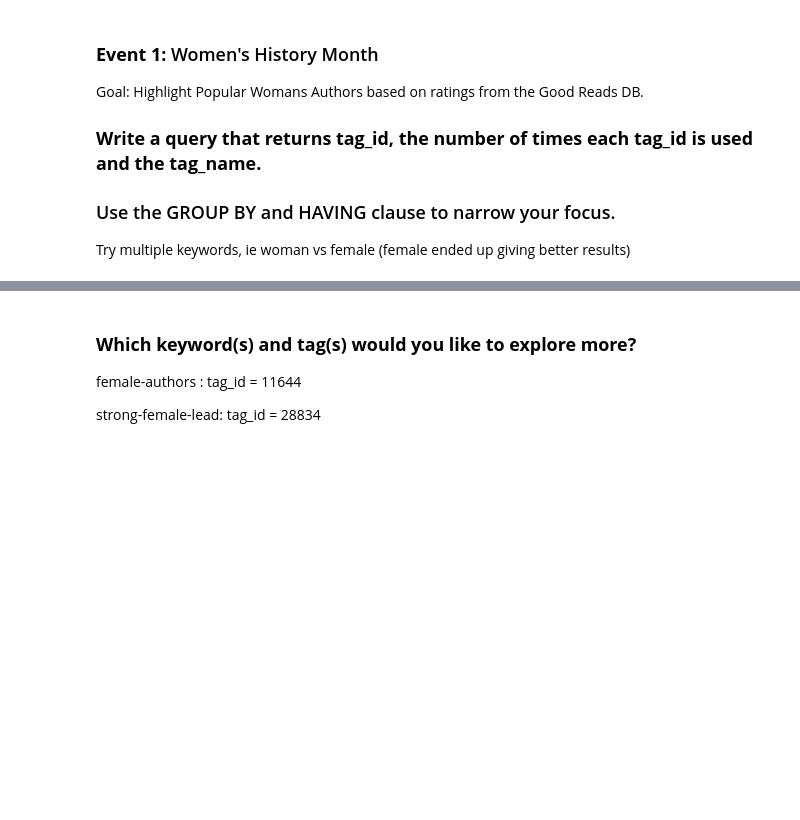
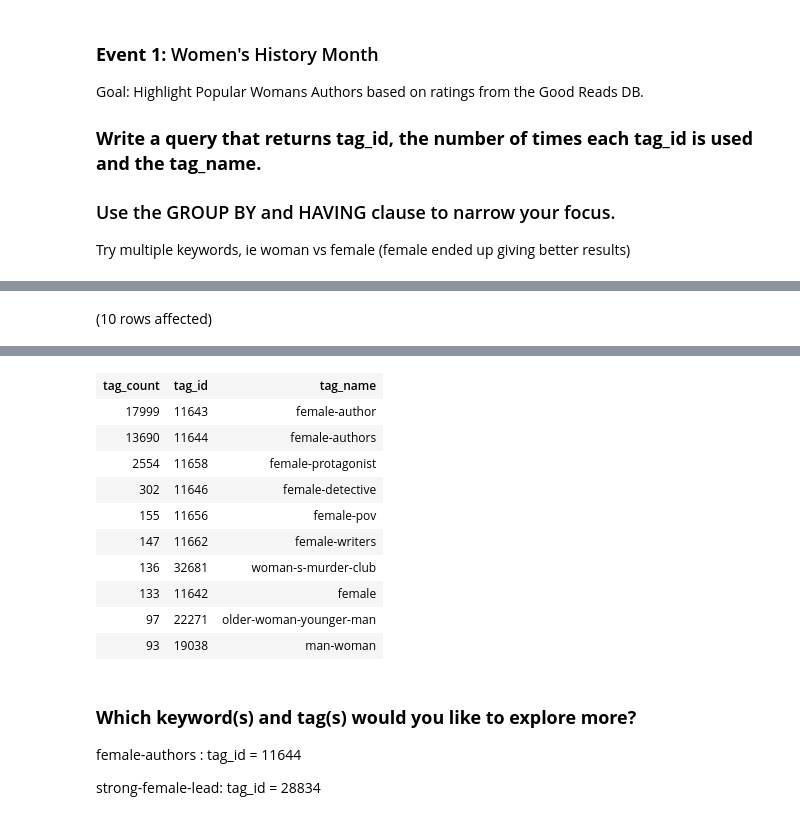
Before and after one commit to Oceyaunna/SQL-Part-3-Studio, a Jupyter notebook: SQL-Part-3-Studio.ipynb, the cells around one changed output, grey strips where cells are left out. Cells and saved outputs as stored; diff of their text form; code cells hidden in the pictures; blank space fills up the shorter version.

```diff
--- a/SQL-Part-3-Studio.ipynb
+++ b/SQL-Part-3-Studio.ipynb
@@ -52,3 +52,13 @@ Total execution time: 00:00:00.521
 | 28831 | 32 | strong-female-character | 5 |
 | 22270 | 30 | older-woman | 4 |
 | 11662 | 28 | female-writers | 4 |
+# %%
+SELECT TOP 10  SUM (bt.count) AS tag_count, t.tag_id, t.tag_name
+FROM BooksDB.dbo.tags AS t
+LEFT JOIN BooksDB.dbo.book_tags AS bt
+ON t.tag_id = bt.tag_id
+GROUP BY t.tag_id, t.tag_name
+HAVING tag_name LIKE '%woman%' OR tag_name LIKE '%female%' OR tag_name LIKE '%trans' AND tag_name LIKE '%author%'
+ORDER BY tag_count DESC;
+# %% [output]
+(10 rows affected)
@@ -55,3 +66,14 @@ Total execution time: 00:00:00.521
+| tag_count | tag_id | tag_name |
+| 17999 | 11643 | female-author |
+| 13690 | 11644 | female-authors |
+| 2554 | 11658 | female-protagonist |
+| 302 | 11646 | female-detective |
+| 155 | 11656 | female-pov |
+| 147 | 11662 | female-writers |
+| 136 | 32681 | woman-s-murder-club |
+| 133 | 11642 | female |
+| 97 | 22271 | older-woman-younger-man |
+| 93 | 19038 | man-woman |
 # %% [markdown]
 ### **Which keyword(s) and tag(s) would you like to explore more?**
 
```
Also changed, not shown: parts of 8 cells of this notebook.
